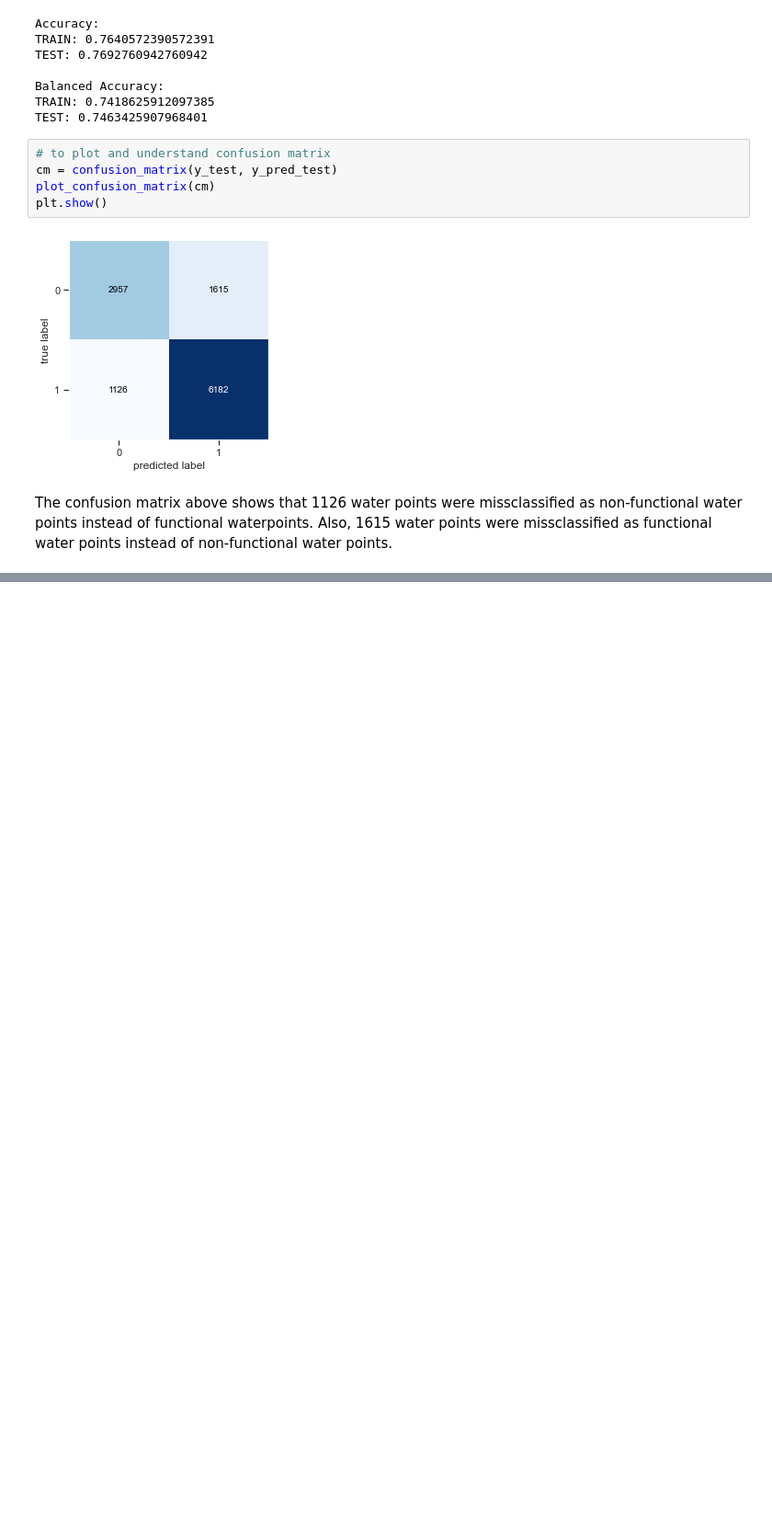
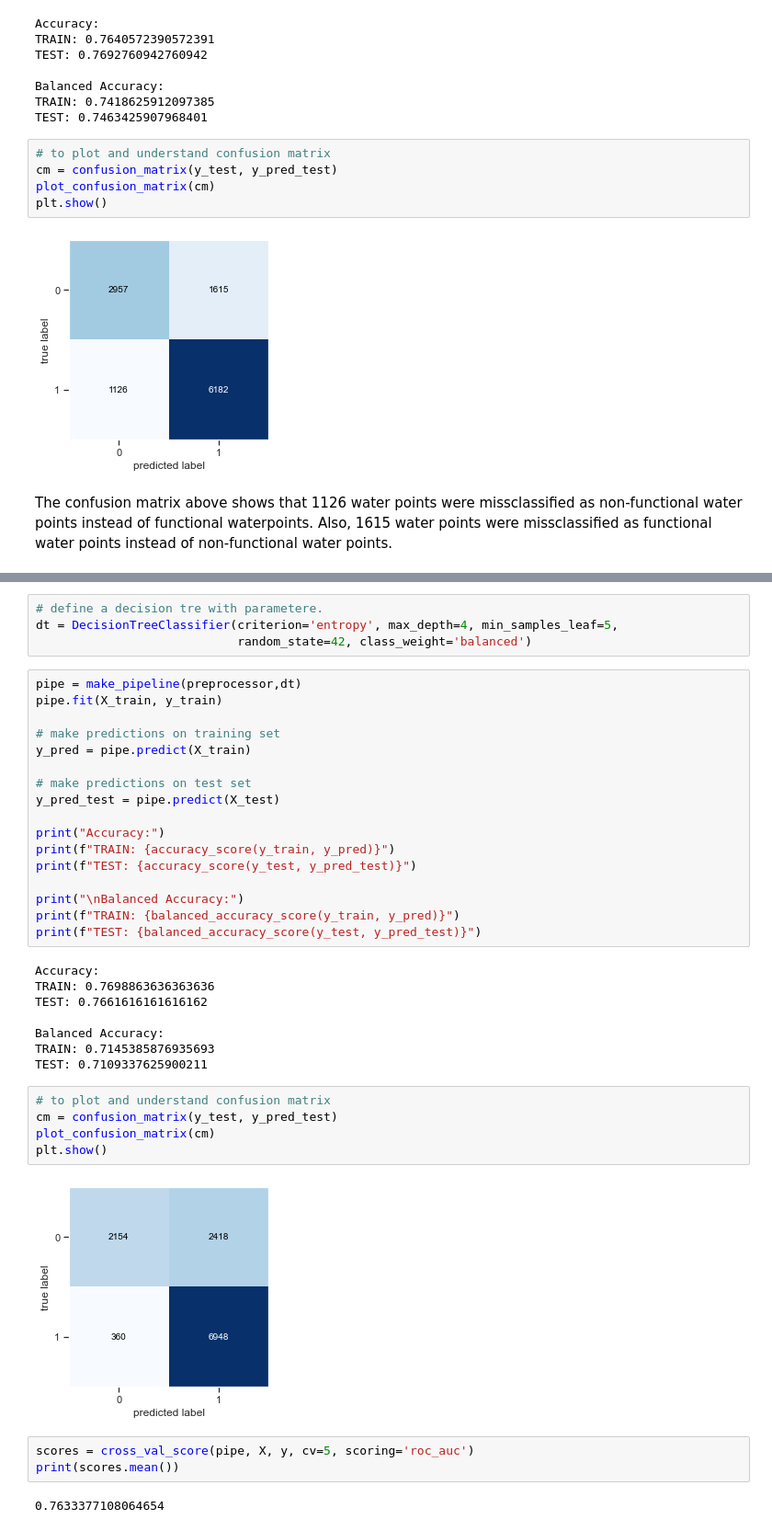
Before and after one commit to waitipeter/TANZANIA-WATER-WELLS-PROJECT, a Jupyter notebook: Modelling Tanzania water points.ipynb, the cells around one changed output, grey strips where cells are left out. Shown: that part at 92% size. Cells and saved outputs as stored; diff of their text form; blank space fills up the shorter version.

```diff
--- a/Modelling Tanzania water points.ipynb
+++ b/Modelling Tanzania water points.ipynb
@@ -275,0 +348,41 @@ AUC: 0.8256004786997412
+# %%
+# define a decision tre with parametere.
+dt = DecisionTreeClassifier(criterion='entropy', max_depth=4, min_samples_leaf=5,
+                            random_state=42, class_weight='balanced')
+# %%
+pipe = make_pipeline(preprocessor,dt)
+pipe.fit(X_train, y_train)
+
+# make predictions on training set
+y_pred = pipe.predict(X_train)
+
+# make predictions on test set
+y_pred_test = pipe.predict(X_test)
+
+print("Accuracy:")
+print(f"TRAIN: {accuracy_score(y_train, y_pred)}")
+print(f"TEST: {accuracy_score(y_test, y_pred_test)}")
+
+print("\nBalanced Accuracy:")
+print(f"TRAIN: {balanced_accuracy_score(y_train, y_pred)}")
+print(f"TEST: {balanced_accuracy_score(y_test, y_pred_test)}")
+# %% [output]
+Accuracy:
+TRAIN: 0.7698863636363636
+TEST: 0.7661616161616162
+
+Balanced Accuracy:
+TRAIN: 0.7145385876935693
+TEST: 0.7109337625900211
+# %%
+# to plot and understand confusion matrix
+cm = confusion_matrix(y_test, y_pred_test)
+plot_confusion_matrix(cm)
+plt.show()
+# %% [output]
+[figure, added]
+# %%
+scores = cross_val_score(pipe, X, y, cv=5, scoring='roc_auc')
+print(scores.mean())
+# %% [output]
+0.7633377108064654
```
Also changed, not shown: parts of 31 cells of this notebook.
